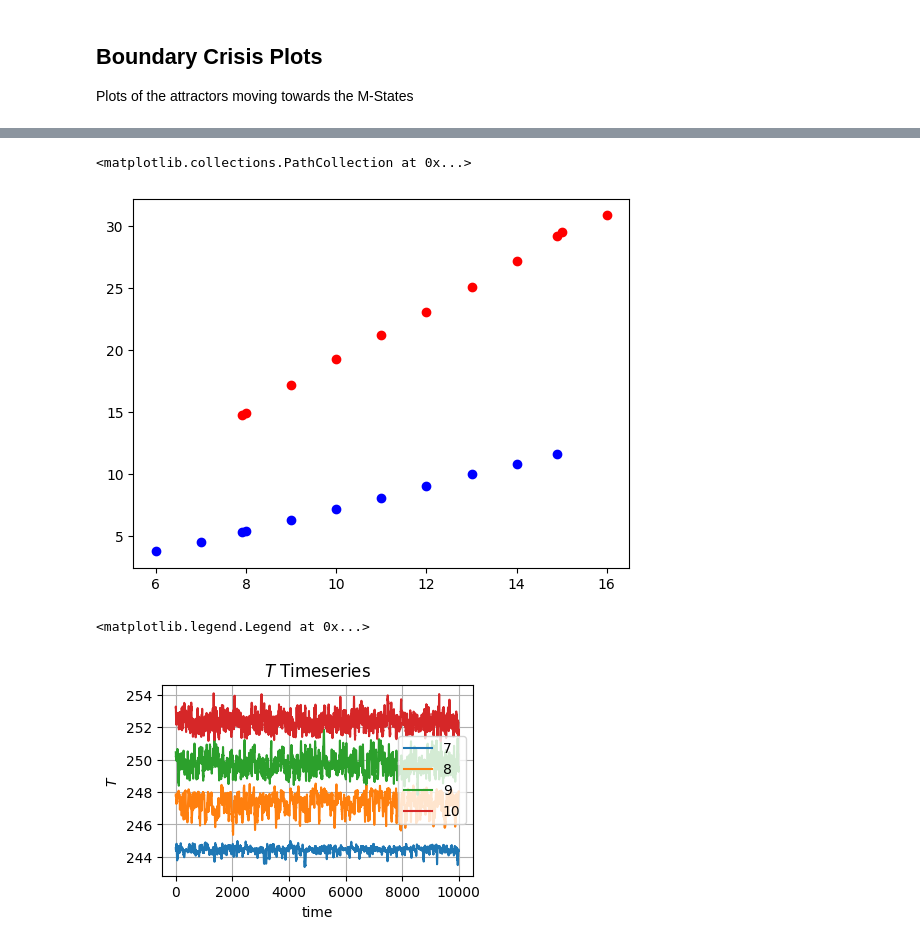
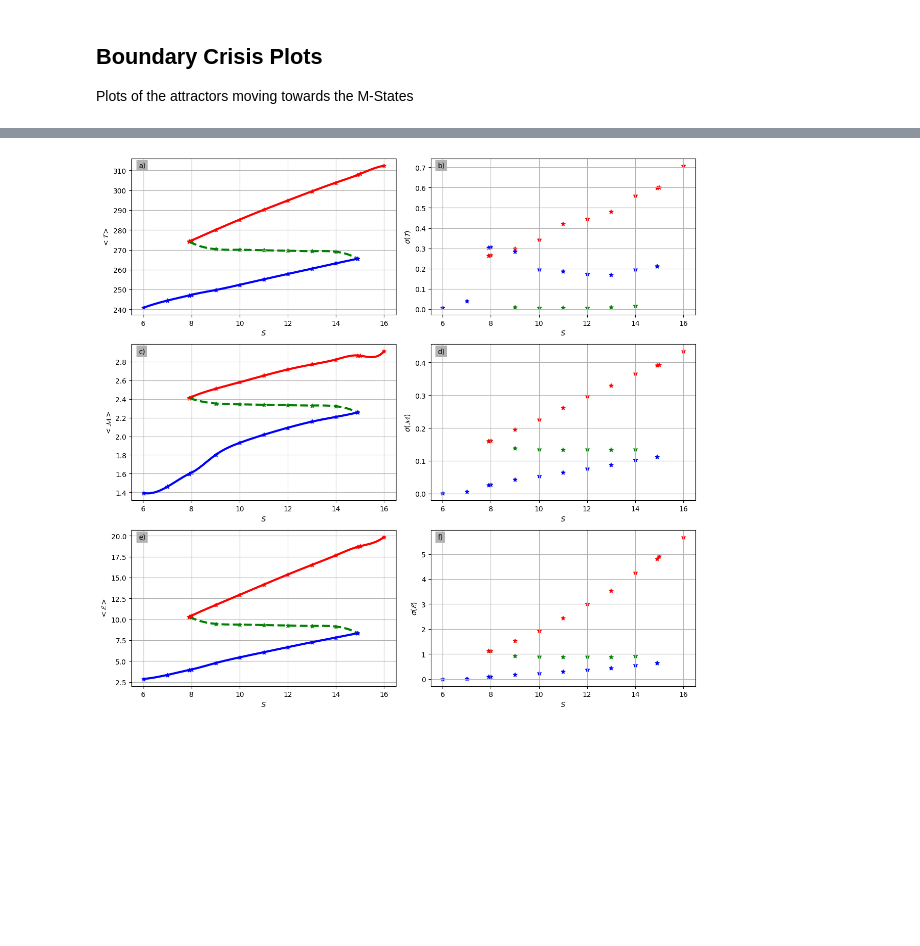
Before and after one commit to CalvinNesbitt/l96_ebm_boundary_crisis, a Jupyter notebook: notebooks/Boundary-Crisis.ipynb, the cells around one changed output, grey strips where cells are left out. Cells and saved outputs as stored; diff of their text form; code cells hidden in the pictures; blank space fills up the shorter version.

```diff
--- a/notebooks/Boundary-Crisis.ipynb
+++ b/notebooks/Boundary-Crisis.ipynb
@@ -113,20 +112,56 @@ plt.scatter(sb_S, SB_attractors_T_variances, c='b')
-# %%
-W_attractors_X_variances = [get_attractor(S, 'w').X.isel(space=0).var(dim='time').values for S in w_S]
-SB_attractors_X_variances = [get_attractor(S, 'sb').X.isel(space=0).var(dim='time').values for S in sb_S]
-
-plt.scatter(w_S, W_attractors_X_variances, c='r')
-plt.scatter(sb_S, SB_attractors_X_variances, c='b')
-# %% [output]
-<matplotlib.collections.PathCollection at 0x...>
-[figure, removed]
-# %%
-fax = init_2d_fax()
-
-get_attractor(7, 'sb').T_timeseries_plot(fax=fax, label=7)
-get_attractor(8, 'sb').T_timeseries_plot(fax=fax, label=8)
-get_attractor(9, 'sb').T_timeseries_plot(fax=fax, label=9)
-get_attractor(10, 'sb').T_timeseries_plot(fax=fax, label=10)
-plt.legend()
-# %% [output]
-<matplotlib.legend.Legend at 0x...>
-[figure, removed]
+# %%
+fig, axes = init_2d_fax(nrows=3, ncols=2, fraction=3)
+fig.tight_layout()
+
+
+sb_S = [*range(6, 8)] + [7.9] + [*range(8, 15)] + [14.9]
+w_S  = [7.9] + [*range(8, 15)] + [14.9] + [*range(15, 17)]
+m_S = [7.9] + [*range(9, 15)] + [14.9]
+
+
+def observable_bifurcation_diagram(observable_fun_str, observable_label, interpolation, ax):
+
+    # Observations
+    sb_observable_values = [eval(f'get_attractor({S}, "sb").{observable_fun_str}') for S in sb_S]
+    w_observable_values = [eval(f'get_attractor({S}, "w").{observable_fun_str}') for S in w_S]
+    m_observable_values = [eval(f'get_attractor(7.9, "w").{observable_fun_str}')] + [eval(f'get_attractor({S}, "m").{observable_fun_str}') for S in [*range(9, 15)]] + [eval(f'get_attractor(14.9, "sb").{observable_fun_str}')]
+
+    # Interpolate on to grid
+    w_S_values = np.linspace(min(w_S), max(w_S), 100)
+    sb_S_values = np.linspace(min(sb_S), max(sb_S), 100)
+    m_S_values = np.linspace(min(m_S), max(m_S), 100)
+
+    w_function = interp1d(w_S, w_observable_values, kind="cubic")
+    sb_function = interp1d(sb_S, sb_observable_values, kind="cubic")
+    m_function = interp1d(m_S, m_observable_values, kind="cubic")
+
+    if interpolation:
+        ax.plot(m_S_values, m_function(m_S_values), c="g", ls='--', lw=3)
+        ax.plot(w_S_values, w_function(w_S_values), c="r", lw=3)
+        ax.plot(sb_S_values, sb_function(sb_S_values), c="b", lw=3)
+    ax.scatter(m_S, m_observable_values, marker='*', c='g')
+    ax.scatter(w_S, w_observable_values, marker='*', c='r')
+    ax.scatter(sb_S, sb_observable_values, marker='*', c='b')
+    ax.set_xlabel('$S$')
+    ax.set_ylabel(observable_label)
+    return
+
+# Means
+ax = axes[0, 0]
+observable_bifurcation_diagram('T_mean', '$<\mathcal{T}>$', True, ax)
+ax = axes[1, 0]
+observable_bifurcation_diagram('M_mean', '$<\mathcal{M}>$', True, ax)
+ax = axes[2, 0]
+observable_bifurcation_diagram('E_mean', '$<\mathcal{E}>$', True, ax)
+
+# Variances
+ax = axes[0, 1]
+observable_bifurcation_diagram('T_var', '$\sigma(\mathcal{T})$', False, ax)
+ax = axes[1, 1]
+observable_bifurcation_diagram('M_var', '$\sigma(\mathcal{M})$', False, ax)
+ax = axes[2, 1]
+observable_bifurcation_diagram('E_var', '$\sigma(\mathcal{E})$', False, ax)
+fig.tight_layout()
+# fig.savefig(plot_pd/'Observables-with-S.pdf')
+# %% [output]
+[figure, added]
```
Also changed, not shown: parts of 3 cells of this notebook.
